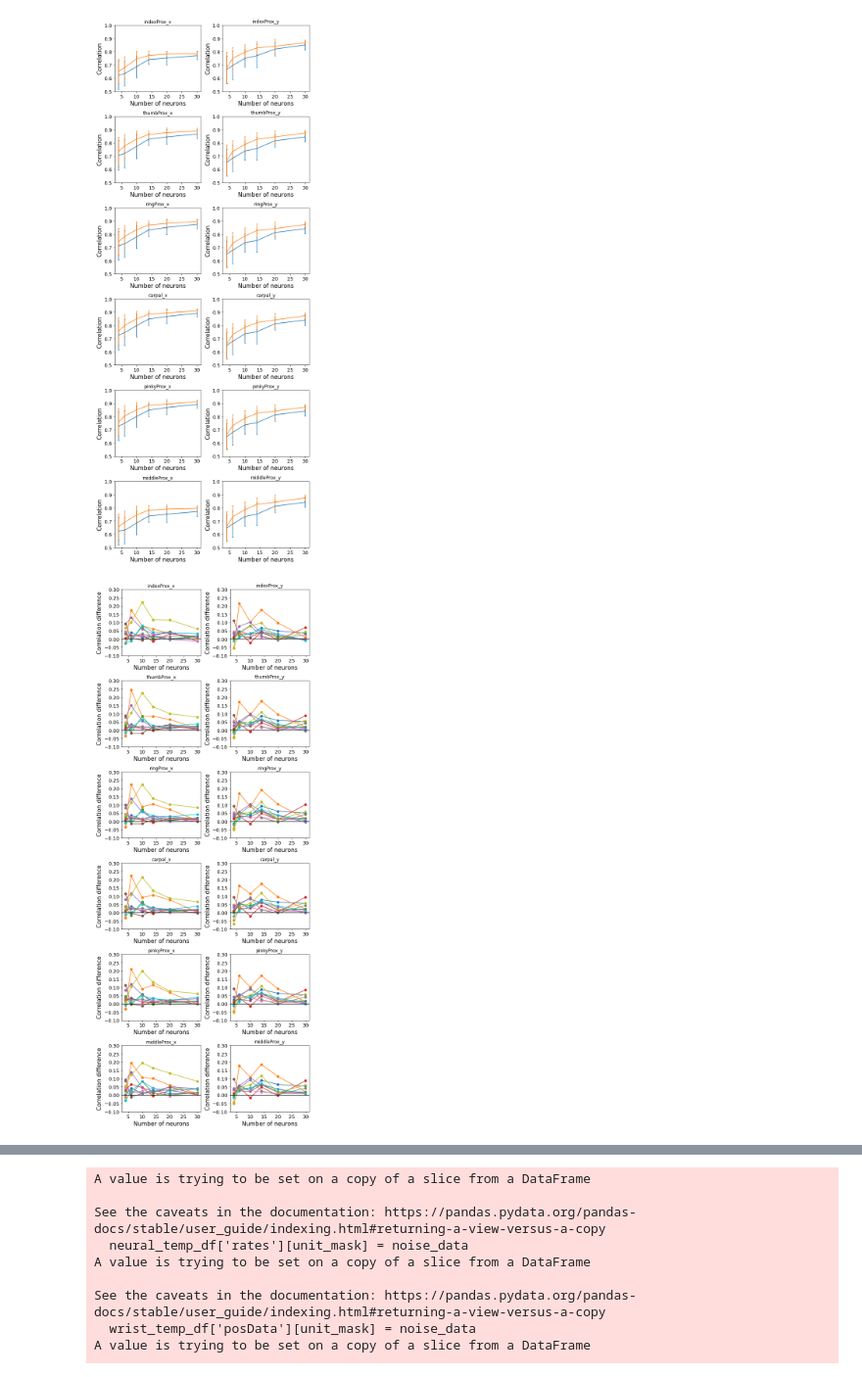
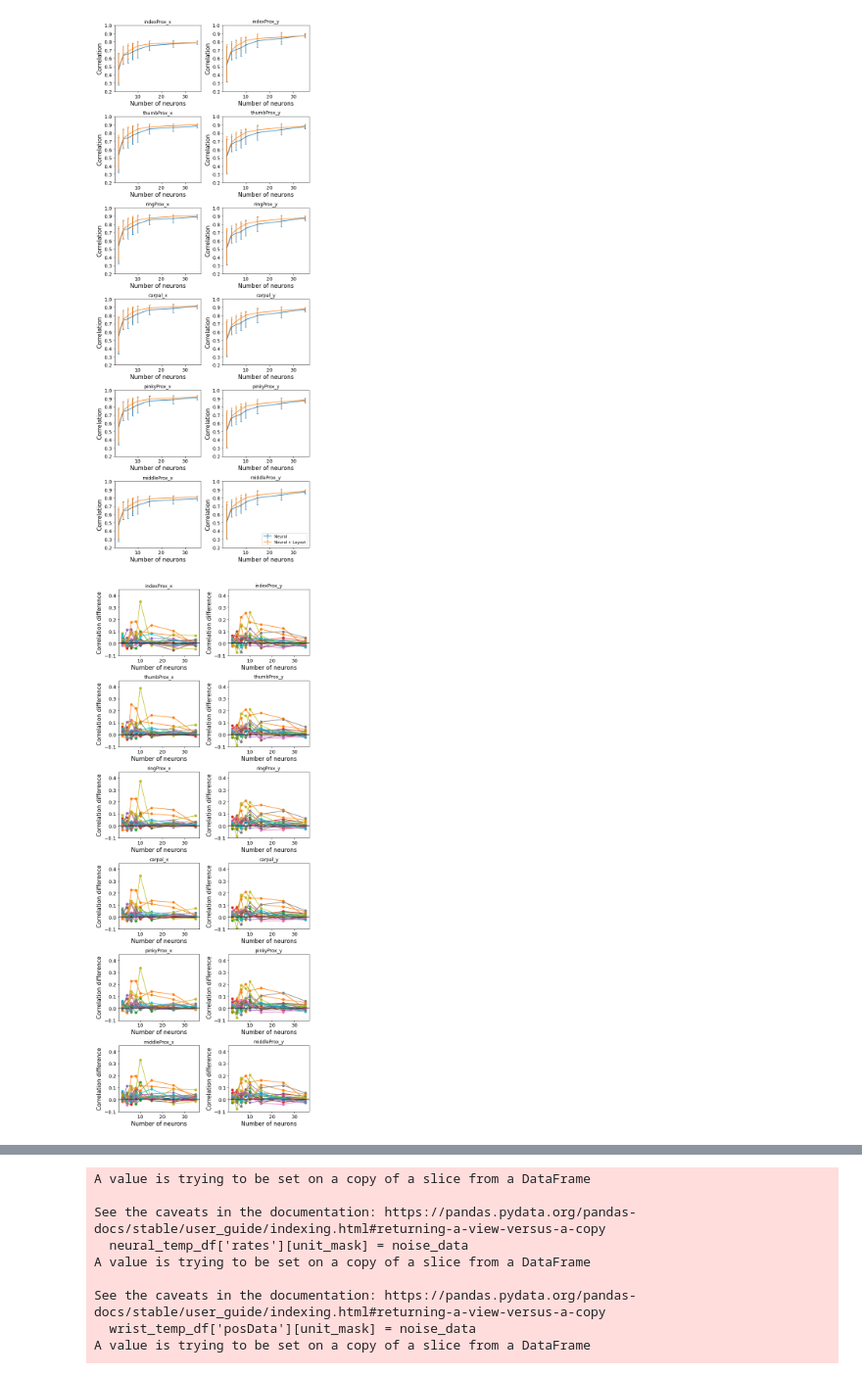
Before and after one commit to ntolley/ncm_2023, a Jupyter notebook: notebooks/make_neuron_num_plot.ipynb, the cells around one changed output, grey strips where cells are left out. Shown at 98% size. Cells and saved outputs as stored; diff of their text form; code cells hidden in the pictures.

```diff
--- a/notebooks/make_neuron_num_plot.ipynb
+++ b/notebooks/make_neuron_num_plot.ipynb
@@ -22,7 +27,7 @@ import contrastive_functions
 # read python dict back from the file
 
 # data_file = open('../data/SPK20220308/neuron_num_results/num_neuron_results_fold0_10repeats_cam1_l1dist.pkl', 'rb')
-data_file = open('../data/SPK20220308/neuron_num_results/num_neuron_results_fold0_10repeats_cam1_cosinedist_2back.pkl', 'rb')
+data_file = open('../data/SPK20220308/neuron_num_results/num_neuron_results_fold0_20repeats_cam1_cosinedist_2back.pkl', 'rb')
 # data_file = open('../data/SPK20220308/neuron_num_results/neuron_sort_results.pkl', 'rb')
 
 num_neuron_dict = pickle.load(data_file)
@@ -33,7 +38,11 @@ marker_titles= np.concatenate([[f'{mrk}_x', f'{mrk}_y'] for mrk in marker_list])
 # %%
 num_repeats = num_neuron_dict['num_repeats']
 num_neuron_list = num_neuron_dict['num_neuron_list']
+num_neuron_list = [2,4,6,8,10,15,25,35]
+
 # num_neuron_list = [6,10]
+
+num_repeats = 20
 
 task_res = list()
 notask_res = list()
@@ -63,12 +72,12 @@ ticksize=13
 plt.figure(figsize=(8,20))
 for plot_idx in range(12):
     plt.subplot(6,2,plot_idx+1)
-    plt.errorbar(x=num_neuron_list, y=notask_mean[:,plot_idx], yerr=notask_std[:,plot_idx], capsize=2)
-    plt.errorbar(x=num_neuron_list, y=task_mean[:,plot_idx], yerr=task_std[:,plot_idx], capsize=2)
+    plt.errorbar(x=num_neuron_list, y=notask_mean[:,plot_idx], yerr=notask_std[:,plot_idx], capsize=2, label='Neural')
+    plt.errorbar(x=num_neuron_list, y=task_mean[:,plot_idx], yerr=task_std[:,plot_idx], capsize=2, label='Neural + Layout')
 
 
     plt.tight_layout()
-    plt.ylim(0.5,1)
+    plt.ylim(0.2,1)
 
     plt.xlabel('Number of neurons', fontsize=labelsize)
     plt.ylabel('Correlation', fontsize=labelsize)
@@ -76,38 +85,39 @@ for plot_idx in range(12):
     plt.yticks(fontsize=ticksize)
     plt.tight_layout()
     plt.title(marker_titles[plot_idx])
+plt.legend()
 plt.savefig('num_neuron_curve.svg')
 # %% [output]
-[figure, old version]
+[figure, new version]
 # %%
 task_mean = np.mean(task_res, axis=0)
 task_std = np.std(task_res,  axis=0)
 
 notask_mean = np.mean(notask_res, axis=0)
 notask_std = np.std(notask_res,  axis=0)
 
 plt.figure(figsize=(8,20))
 for plot_idx in range(12):
     plt.subplot(6,2,plot_idx+1)
     # plt.errorbar(x=num_neuron_list, y=notask_mean[:,plot_idx], yerr=notask_std[:,plot_idx])
     # plt.errorbar(x=num_neuron_list, y=task_mean[:,plot_idx], yerr=task_std[:,plot_idx])
     for repeat_idx in range(num_repeats):
 
         corr_diff = task_res[repeat_idx, :, plot_idx] - notask_res[repeat_idx, :, plot_idx]
         # plt.plot(task_res[repeat_idx, :, plot_idx], color=f'C{repeat_idx}')
         # plt.plot(notask_res[repeat_idx, :, plot_idx], color=f'C{repeat_idx}')
         plt.scatter(num_neuron_list, corr_diff)
         plt.plot(num_neuron_list, corr_diff)
         plt.ylabel('Correlation difference', fontsize=labelsize)
         plt.xlabel('Number of neurons', fontsize=labelsize)
         plt.xticks(fontsize=ticksize)
         plt.yticks(fontsize=ticksize)
 
     plt.tight_layout()
     plt.axhline(y=0, color='k')
-    plt.ylim(-0.1, 0.3)
+    plt.ylim(-0.1, 0.45)
     plt.title(marker_titles[plot_idx])
 
-plt.savefig('num_neuron_correlation_diff.svg')
+# plt.savefig('num_neuron_correlation_diff.svg')
 # %% [output]
-[figure, old version]
+[figure, new version]
```
Also changed, not shown: parts of 3 cells of this notebook, 6 other files.
